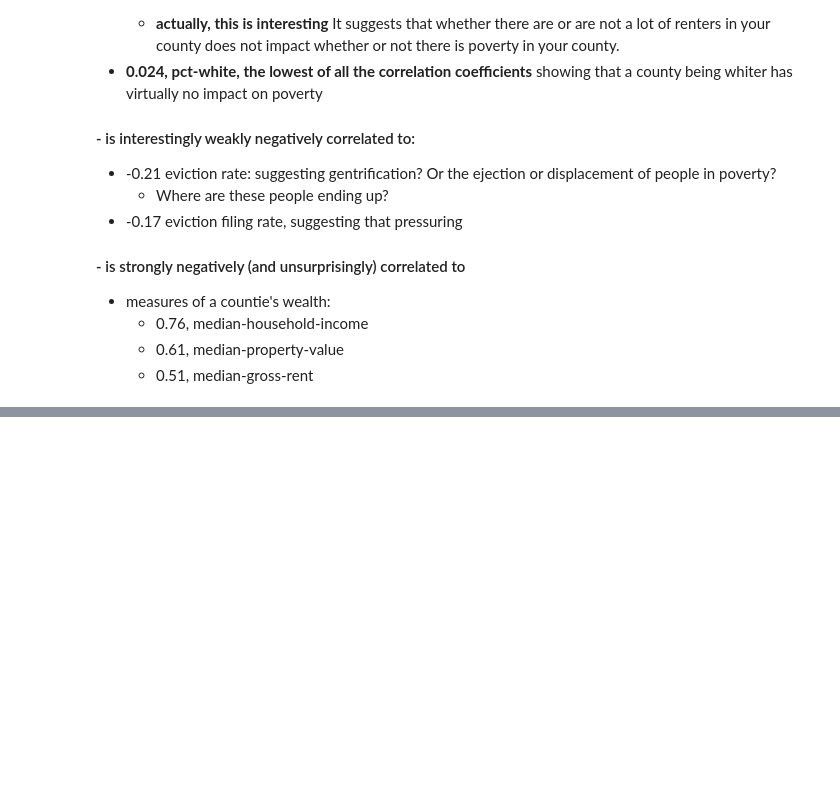
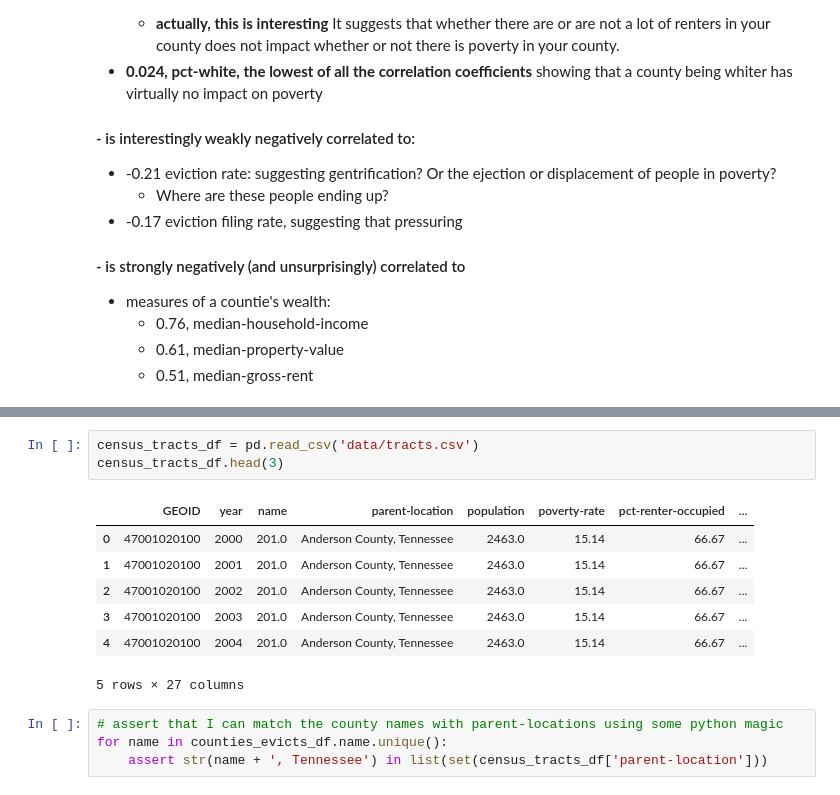
Before and after one commit to paulo-g-martinez/eviction-lab-tn-nss-capstone, a Jupyter notebook: regression-analysis-with-corrected-flags.ipynb, the cells around one changed output, grey strips where cells are left out. Drawn from its saved outputs; the diff is of its cells as text; blank space fills up the shorter version.

```diff
--- a/regression-analysis-with-corrected-flags.ipynb
+++ b/regression-analysis-with-corrected-flags.ipynb
@@ -491,0 +639,15 @@ plt.show()
+# %%
+census_tracts_df = pd.read_csv('data/tracts.csv')
+census_tracts_df.head(3)
+# %% [output]
+|  | GEOID | year | name | parent-location | population | poverty-rate | pct-renter-occupied | ... |
+| 0 | 47001020100 | 2000 | 201.0 | Anderson County, Tennessee | 2463.0 | 15.14 | 66.67 | ... |
+| 1 | 47001020100 | 2001 | 201.0 | Anderson County, Tennessee | 2463.0 | 15.14 | 66.67 | ... |
+| 2 | 47001020100 | 2002 | 201.0 | Anderson County, Tennessee | 2463.0 | 15.14 | 66.67 | ... |
+| 3 | 47001020100 | 2003 | 201.0 | Anderson County, Tennessee | 2463.0 | 15.14 | 66.67 | ... |
+| 4 | 47001020100 | 2004 | 201.0 | Anderson County, Tennessee | 2463.0 | 15.14 | 66.67 | ... |
+5 rows × 27 columns
+# %%
+# assert that I can match the county names with parent-locations using some python magic
+for name in counties_evicts_df.name.unique():
+    assert str(name + ', Tennessee') in list(set(census_tracts_df['parent-location']))
```
Also changed, not shown: parts of 16 cells of this notebook.
